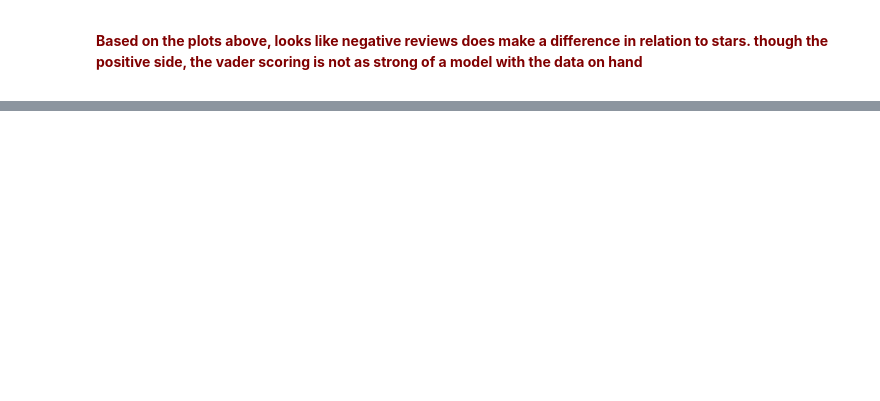
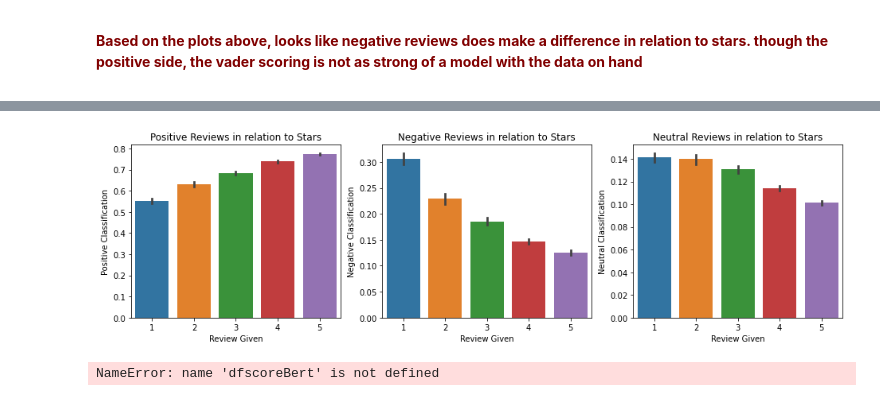
Before and after one commit to ksjhe/CMPT353-Yelp-Sentiment, a Jupyter notebook: 4b. Sentiment Modeling (Researched Models).ipynb, the cells around one changed output, grey strips where cells are left out. Drawn from its saved outputs; the diff is of its cells as text; code cells hidden in the pictures; blank space fills up the shorter version.

```diff
--- a/4b. Sentiment Modeling (Researched Models).ipynb
+++ b/4b. Sentiment Modeling (Researched Models).ipynb
@@ -142,0 +182,4 @@ plt.show()
+# %%
+model = f"cardiffnlp/twitter-roberta-base-sentiment"
+tokenizer = AutoTokenizer.from_pretrained(model)
+model = AutoModelForSequenceClassification.from_pretrained(model)
@@ -142,0 +246,16 @@ plt.show()
+# %%
+def polarity_score(text):
+
+    encoded_text = tokenizer(text,return_tensors='pt', truncation=True, max_length=512)
+    #encoded_text = tokenizer(text,return_tensors='pt')
+    output = model(**encoded_text)
+    scores = output[0][0].detach().numpy()
+    scores = softmax(scores)
+
+    scores_dict = {
+    'neg' : scores[0],
+    'neu' : scores[1],
+    'pos' : scores[2]
+    }
+
+    return scores_dict
@@ -142,0 +290,7 @@ plt.show()
+# %%
+res= {}
+for i,row in tqdm(train.iterrows(),total=len(train)):
+    text = row['text']
+    Bid = row['business_id']
+    res[Bid] = polarity_score(text)
+#the data was cut to 75% to lessen load times, data was ran through RoBERTa model for 3&1/2 hours spitting out sentiment scores.
@@ -142,0 +299,15 @@ plt.show()
+# %%
+dfscoreBert = pd.DataFrame(res).T.reset_index().rename(columns={'index': 'business_id'})
+dfscoreBert = dfscoreBert.merge(train,how = 'left')
+
+dfscoreBert.to_csv('data/trained-data.csv')
+# %%
+plotter(dfscoreBert)
+# %% [output]
+[figure, added]
+# %%
+traineddata = dfscoreBert.groupby(["business_id","name","latitude","longitude"])["pos"].mean().reset_index()
+
+traineddata.to_csv('data/trained-groupbyAVGpos-data.csv')
+# %% [output]
+NameError: name 'dfscoreBert' is not defined
```
Also changed, not shown: parts of 21 cells of this notebook, 3 other files.
